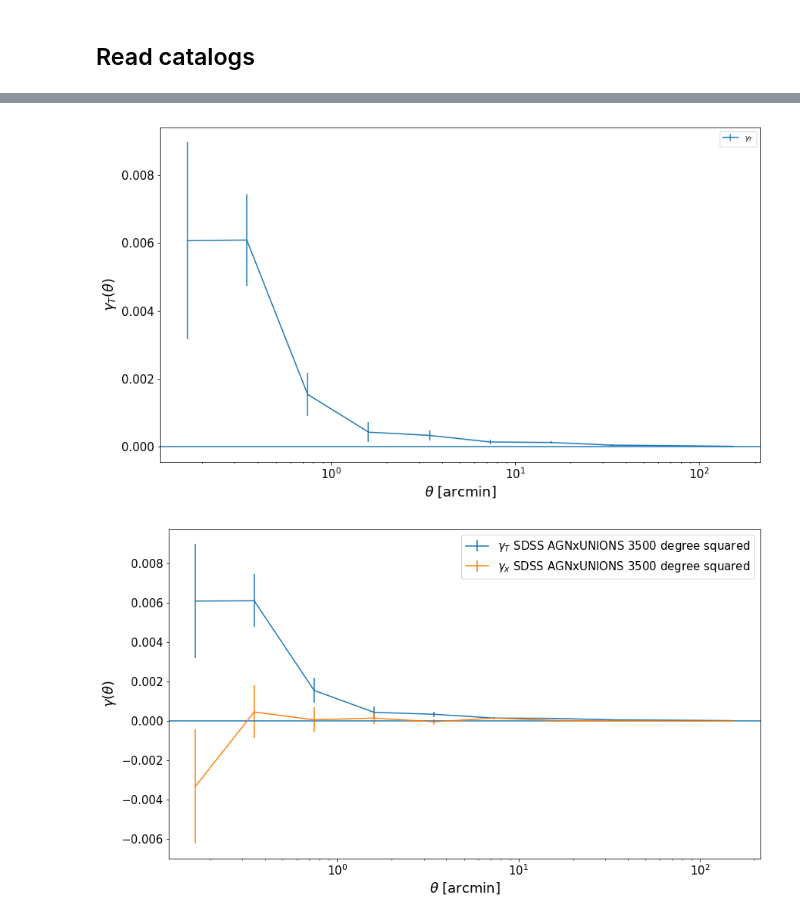
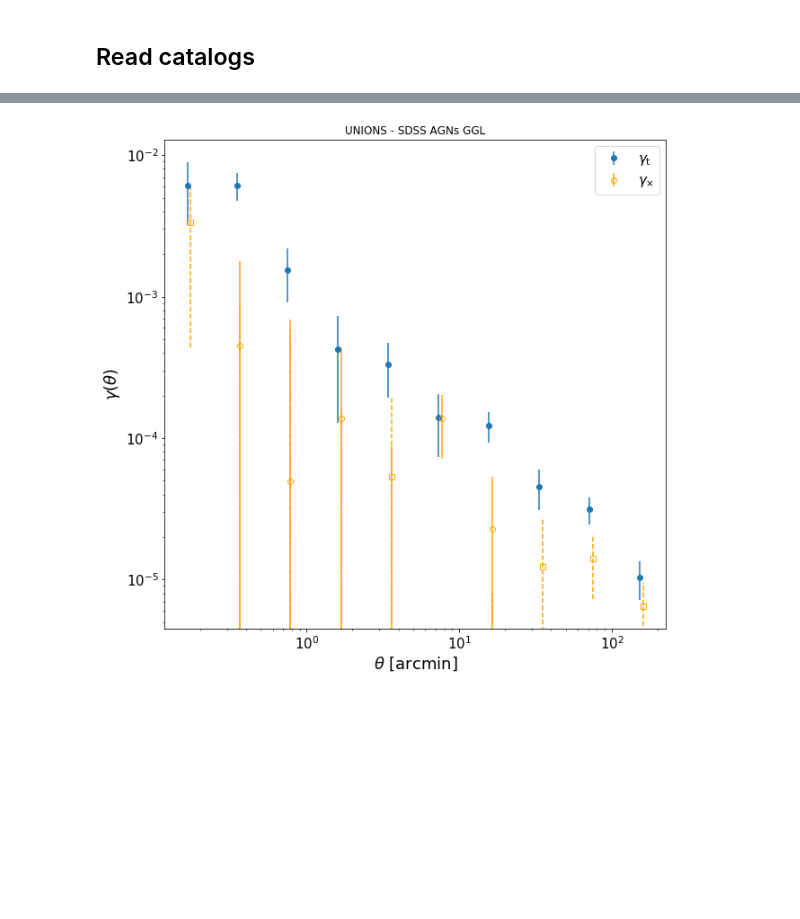
Before and after one commit to ziwenkk/unions-shear-ustc-cea, a Jupyter notebook: agn_ggl/notebooks/GGL_AGN_UNIONS.ipynb, the cells around one changed output, grey strips where cells are left out. Cells and saved outputs as stored; diff of their text form; code cells hidden in the pictures; blank space fills up the shorter version.

```diff
--- a/agn_ggl/notebooks/GGL_AGN_UNIONS.ipynb
+++ b/agn_ggl/notebooks/GGL_AGN_UNIONS.ipynb
@@ -115 +107,9 @@ for fname in (fn):
+# %%
+# Read correlation data file and assign quantities of interest
+f = fits.open(f'{output_path}/{output_cc_base}.fits')
+data_cc = f[1].data
+r_mean = data_cc['meanr']
+gamX = data_cc['gamX']
+gamT = data_cc['gamT']
+sigma = data_cc['sigma']
 # %%
@@ -130,29 +136,32 @@ plt.show()
 # %%
-plt.figure(figsize=(14,8))
+plt.figure(figsize=(10, 10))
 
-plt.errorbar(r_mean, gamT, yerr=sigma, label = r'$\gamma_T$')
-plt.axhline(y = 0)
+fx = 1.05
+
+plt.errorbar(r_mean, gamT, yerr=sigma, fmt='o', label='$\gamma_{{\\rm t}}}$')
+plt.errorbar(r_mean, -gamT, yerr=sigma, fmt='s')
+plt.errorbar(
+    r_mean*fx,
+    gamX,
+    fmt='o',
+    markerfacecolor='none',
+    yerr=sigma,
+    c='orange',
+    label= '$\gamma_{\\times}$'
+)
+eb = plt.errorbar(r_mean*fx, -gamX, fmt='s', markerfacecolor='none', yerr=sigma, c='orange')
+eb[-1][0].set_linestyle('--')
+
+plt.xlabel(rf'$\theta$ [{sep_units}]', fontsize=label_size)
+plt.ylabel(r'$\gamma(\theta)$', fontsize=label_size)
+
 plt.xscale('log')
-plt.xlabel(rf'$\theta$ [{sep_units}]', fontsize=label_size)
-_ = plt.ylabel(r'$\gamma_T(\theta)$', fontsize=label_size)
-plt.xticks(fontsize=ticks_size)
-plt.yticks(fontsize=ticks_size)
-plt.legend()
-plt.show()
+plt.yscale('log')
+plt.xticks(fontsize = ticks_size)
+plt.yticks(fontsize = ticks_size)
+plt.legend(fontsize = ticks_size)
+plt.title('UNIONS - SDSS AGNs GGL')
+
+_  = plt.savefig(f'{output_path}/{output_cc_base}_log.pdf')
 # %% [output]
-[figure, old version]
+[figure, new version]
-# %%
-plt.figure(figsize=(14,8))
-
-plt.errorbar(r_mean, gamT, yerr=sigma, label = "$\gamma_T$ SDSS AGNxUNIONS 3500 degree squared")
-plt.errorbar(r_mean, gamX, yerr=sigma, label= "$\gamma_x$ SDSS AGNxUNIONS 3500 degree squared")
-plt.xscale("log")
-plt.axhline(y = 0)
-plt.xlabel(rf'$\theta$ [{sep_units}]', fontsize=label_size)
-plt.ylabel(r'$\gamma(\theta)$', fontsize=label_size)
-plt.xticks(fontsize = ticks_size)
-plt.yticks(fontsize = ticks_size)
-plt.legend(fontsize = ticks_size)
-plt.show()
-# %% [output]
-[figure, removed]
```
Also changed, not shown: parts of 28 cells of this notebook, 2 other files.
